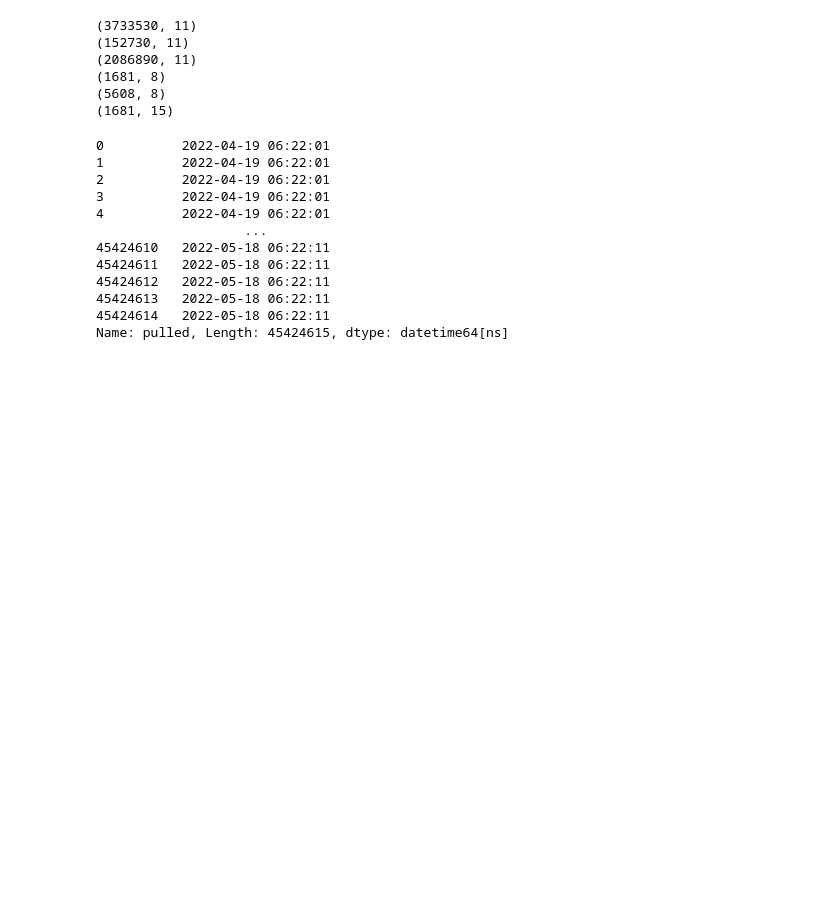
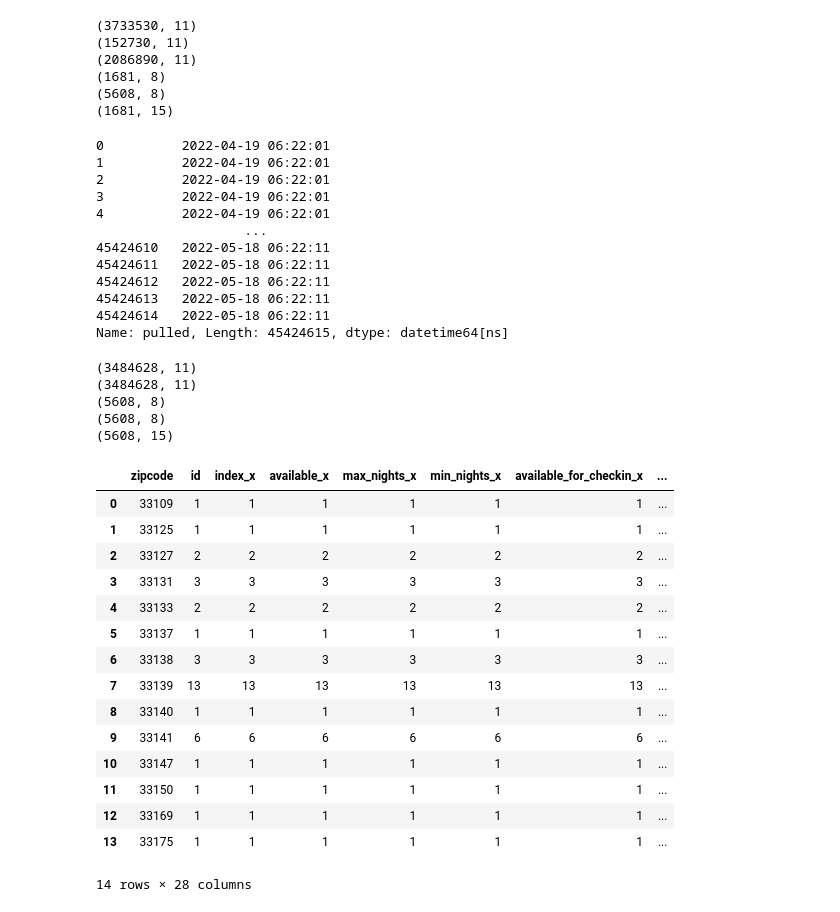
Before and after one commit to mattgilgo/airbnb_reports, a Jupyter notebook: occ_eda.ipynb, the cells around one changed output. Saved outputs shown, nothing was run; the diff lists cells and outputs as text; code cells hidden in the pictures; blank space fills up the shorter version.

```diff
--- a/occ_eda.ipynb
+++ b/occ_eda.ipynb
@@ -176,3 +174,43 @@ florda_occ_trend_fig.write_image(filename, engine='kaleido', width=875, height=7
 florda_occ_trend_fig.show()
 
 # Look to do one price value and look and price change by day of the week
+# %%
+fwd_looking_days = 28
+pull_time_current = pd.to_datetime('05/05/2022') # Would be set as date for "today" in the future
+fwd_looking_date_current = pull_time_current + timedelta(days=fwd_looking_days)
+pull_time_old = last_day_from - timedelta(days=7)
+fwd_looking_date_old = pull_time_old + timedelta(days=fwd_looking_days)
+
+occ_data_last30_current = occ_data[(occ_data['date'] > str(pull_time_current)) & (occ_data['date'] <= str(fwd_looking_date_current))]
+occ_data_last30_old = occ_data[(occ_data['date'] > str(pull_time_old)) & (occ_data['date'] <= str(fwd_looking_date_old))]
+print(occ_data_last30_current.shape)
+print(occ_data_last30_old.shape)
+occ_data_previous_pull_avgs = occ_data_last30_current.groupby('id').mean().reset_index()
+print(occ_data_previous_pull_avgs.shape)
+occ_data_current_pull_avgs = occ_data_last30_old.groupby('id').mean().reset_index()
+print(occ_data_current_pull_avgs.shape)
+occ_trend = occ_data_previous_pull_avgs.merge(occ_data_current_pull_avgs, how='inner', on='id')
+print(occ_trend.shape)
+# %% [output]
+(3484628, 11)
+(3484628, 11)
+(5608, 8)
+(5608, 8)
+(5608, 15)
+# %%
+#occ_trend['available_delta'] = occ_trend['available_y'] - occ_trend['available_x']
+#occ_trend['available_for_checkin_delta'] = occ_trend['available_for_checkin_y'] - occ_trend['available_for_checkin_x']
+#occ_trend['available_for_checkout_delta'] = occ_trend['available_for_checkout_y'] - occ_trend['available_for_checkout_x']
+#occ_trend['bookable_delta'] = occ_trend['bookable_y'] - occ_trend['bookable_x']
+#occ_trend['available_delta_pct'] = occ_trend['available_delta']/occ_trend['available_x']*100
+#occ_trend['available_for_checkin_delta_pct'] = occ_trend['available_for_checkin_delta']/occ_trend['available_for_checkin_x']*100
+#occ_trend['available_for_checkout_delta_pct'] = occ_trend['available_for_checkout_delta']/occ_trend['available_for_checkout_x']*100
+#occ_trend['bookable_delta_pct'] = occ_trend['bookable_delta']/occ_trend['bookable_x']*100
+occ_trend['available_delta_pct'] = (occ_trend['available_y'] - occ_trend['available_x']) * 100
+occ_trend['available_for_checkin_delta_pct'] = (occ_trend['available_for_checkin_y'] - occ_trend['available_for_checkin_x']) * 100
+occ_trend['available_for_checkout_delta_pct'] = (occ_trend['available_for_checkout_y'] - occ_trend['available_for_checkout_x']) * 100
+occ_trend['bookable_delta_pct'] = (occ_trend['bookable_y'] - occ_trend['bookable_x']) * 100
+data_w_listing_loc = pd.read_csv('post_mort_and_roi_calcs_june19.csv')
+data_w_listing_loc = data_w_listing_loc[['id','zipcode','City','Metro','CountyName','State']]
+occ_trend['id'] = occ_trend['id'].astype('float64')
+occ_trend_wloc = occ_trend.merge(data_w_listing_loc, how='inner', on='id')
@@ -178,0 +273,20 @@ florda_occ_trend_fig.show()
+# %%
+florida_occ_trends_zip_propcounts = florida_occ_trends.groupby('zipcode').count().reset_index()
+florida_occ_trends_zip_propcounts
+# %% [output]
+|  | zipcode | id | index_x | available_x | max_nights_x | min_nights_x | available_for_checkin_x | ... |
+| 0 | 33109 | 1 | 1 | 1 | 1 | 1 | 1 | ... |
+| 1 | 33125 | 1 | 1 | 1 | 1 | 1 | 1 | ... |
+| 2 | 33127 | 2 | 2 | 2 | 2 | 2 | 2 | ... |
+| 3 | 33131 | 3 | 3 | 3 | 3 | 3 | 3 | ... |
+| 4 | 33133 | 2 | 2 | 2 | 2 | 2 | 2 | ... |
+| 5 | 33137 | 1 | 1 | 1 | 1 | 1 | 1 | ... |
+| 6 | 33138 | 3 | 3 | 3 | 3 | 3 | 3 | ... |
+| 7 | 33139 | 13 | 13 | 13 | 13 | 13 | 13 | ... |
+| 8 | 33140 | 1 | 1 | 1 | 1 | 1 | 1 | ... |
+| 9 | 33141 | 6 | 6 | 6 | 6 | 6 | 6 | ... |
+| 10 | 33147 | 1 | 1 | 1 | 1 | 1 | 1 | ... |
+| 11 | 33150 | 1 | 1 | 1 | 1 | 1 | 1 | ... |
+| 12 | 33169 | 1 | 1 | 1 | 1 | 1 | 1 | ... |
+| 13 | 33175 | 1 | 1 | 1 | 1 | 1 | 1 | ... |
+14 rows × 28 columns
```
Also changed, not shown: parts of 3 cells of this notebook, 6 other files.
